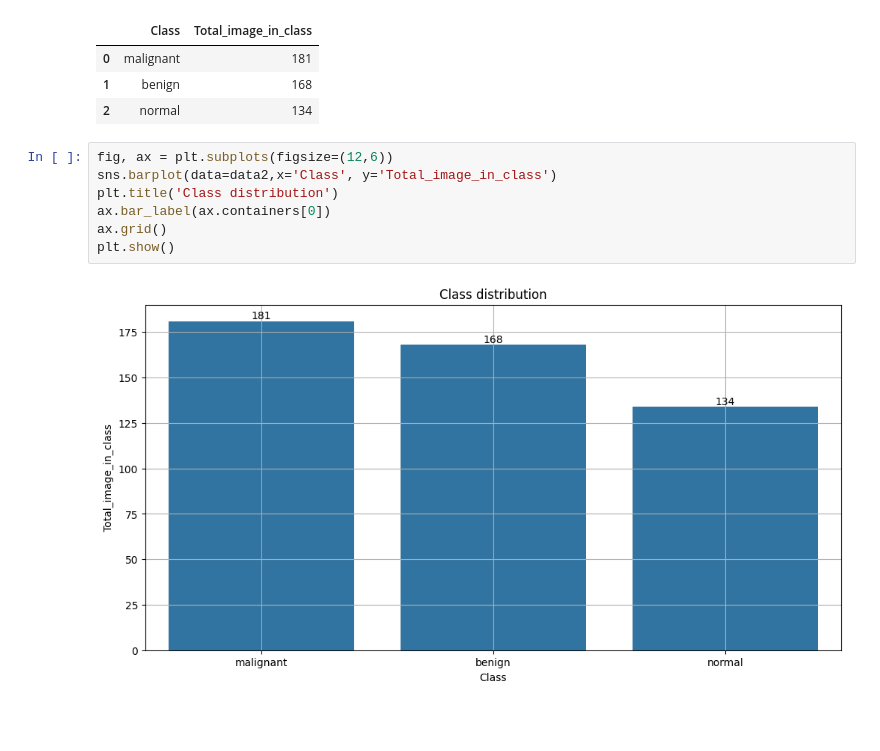
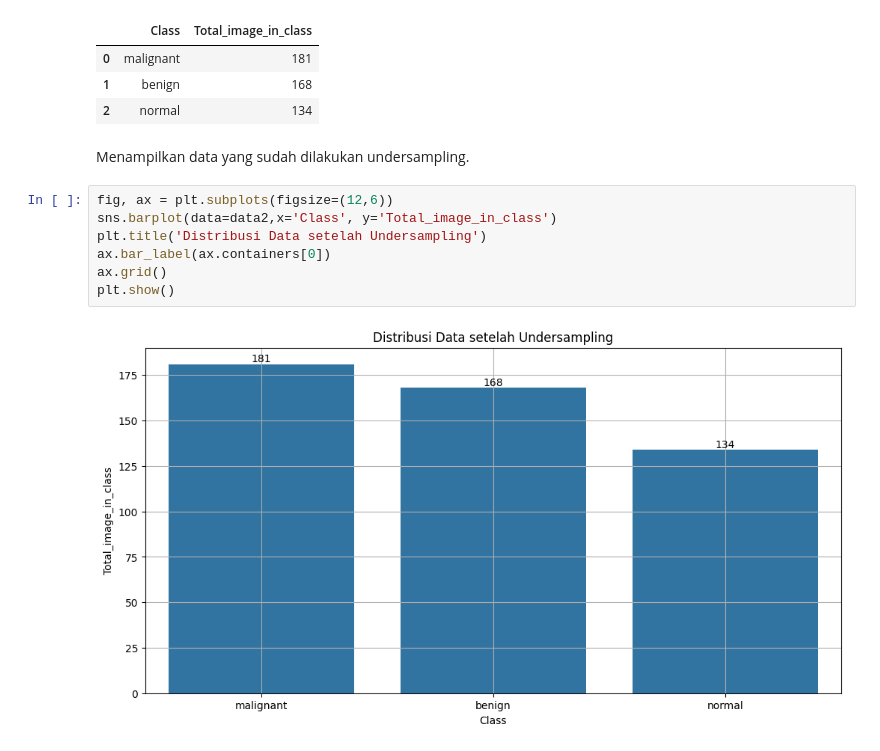
Before and after one commit to alvianrn/Breast-Cancer-Classification, a Jupyter notebook: EDA_&_Undersampling.ipynb, the cells around one changed output. Cells and saved outputs as stored; diff of their text form; blank space fills up the shorter version.

```diff
--- a/EDA_&_Undersampling.ipynb
+++ b/EDA_&_Undersampling.ipynb
@@ -250,12 +264,14 @@ data2
 | 0 | malignant | 181 |
 | 1 | benign | 168 |
 | 2 | normal | 134 |
+# %% [markdown]
+Menampilkan data yang sudah dilakukan undersampling.
 # %%
 fig, ax = plt.subplots(figsize=(12,6))
 sns.barplot(data=data2,x='Class', y='Total_image_in_class')
-plt.title('Class distribution')
+plt.title('Distribusi Data setelah Undersampling')
 ax.bar_label(ax.containers[0])
 ax.grid()
 plt.show()
 # %% [output]
-[figure, old version]
+[figure, new version]
```
Also changed, not shown: parts of 7 cells of this notebook.
